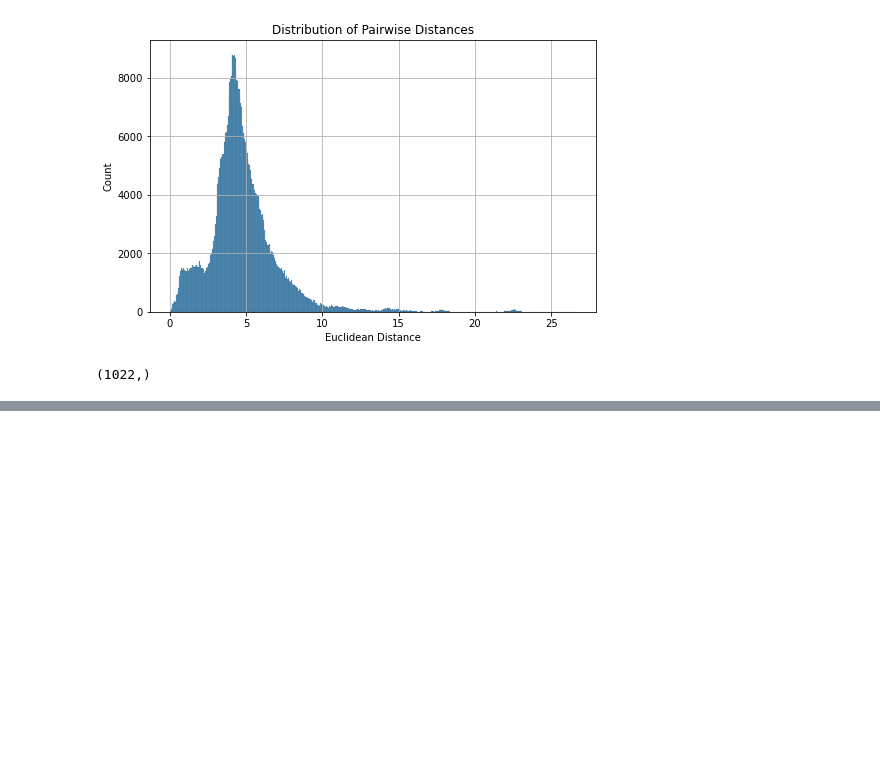
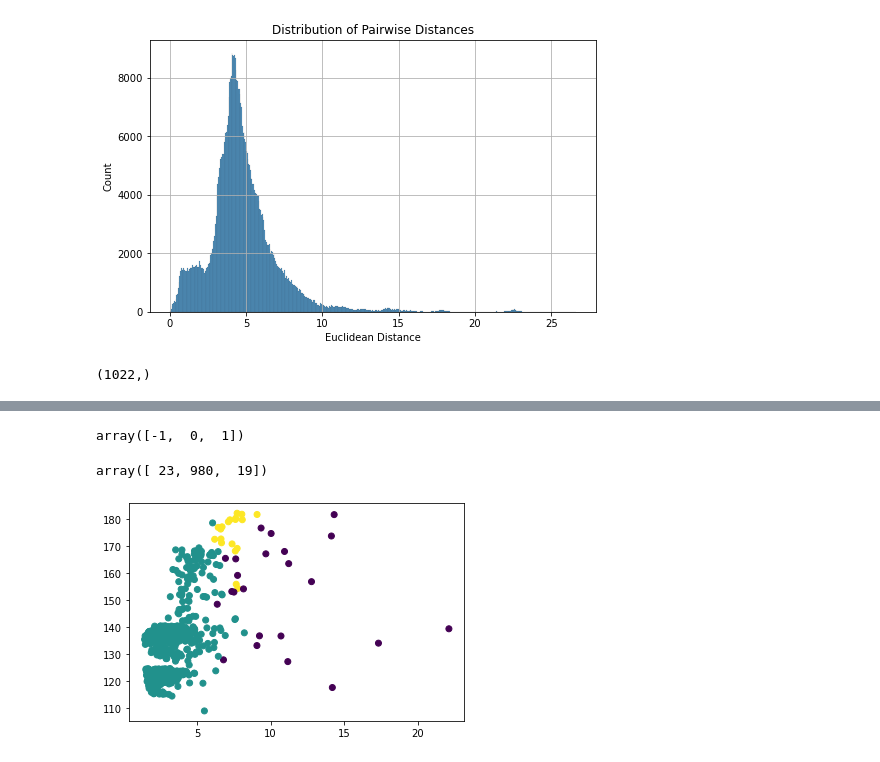
Before and after one commit to dtilley/segmenting_models, a Jupyter notebook: segmenting_models_TUTORIAL.ipynb, the cells around one changed output, grey strips where cells are left out. Saved outputs shown, nothing was run; the diff lists cells and outputs as text; code cells hidden in the pictures; blank space fills up the shorter version.

Commit message:
eh dbscan

```diff
--- a/segmenting_models_TUTORIAL.ipynb
+++ b/segmenting_models_TUTORIAL.ipynb
@@ -147,7 +225,7 @@ plt.show()
 # %% [output]
 [figure]
 # %%
-dbscan = DBSCAN(eps=3.0, min_samples = 5)
+dbscan = DBSCAN(eps=kl.knee_y, min_samples = 14)
 # %%
 db_clusters = dbscan.fit_predict(sc_params)
 # %%
@@ -160,0 +237,13 @@ label, counts = np.unique(db_clusters, return_counts=True)
+# %%
+label
+# %% [output]
+array([-1,  0,  1])
+# %%
+counts
+# %% [output]
+array([ 23, 980,  19])
+# %%
+plt.scatter(dist_origin, fitness, c=db_clusters)
+plt.show()
+# %% [output]
+[figure, added]
```
Also changed, not shown: parts of 20 cells of this notebook.
